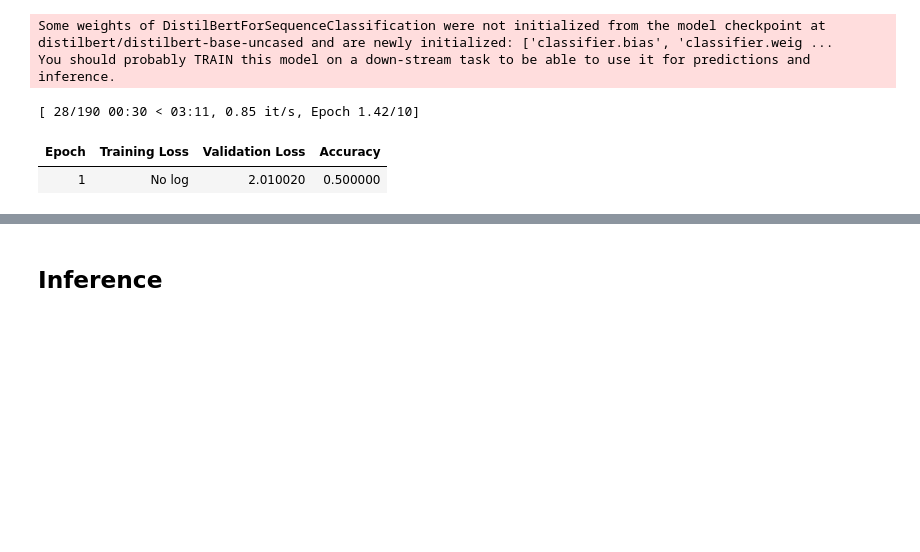
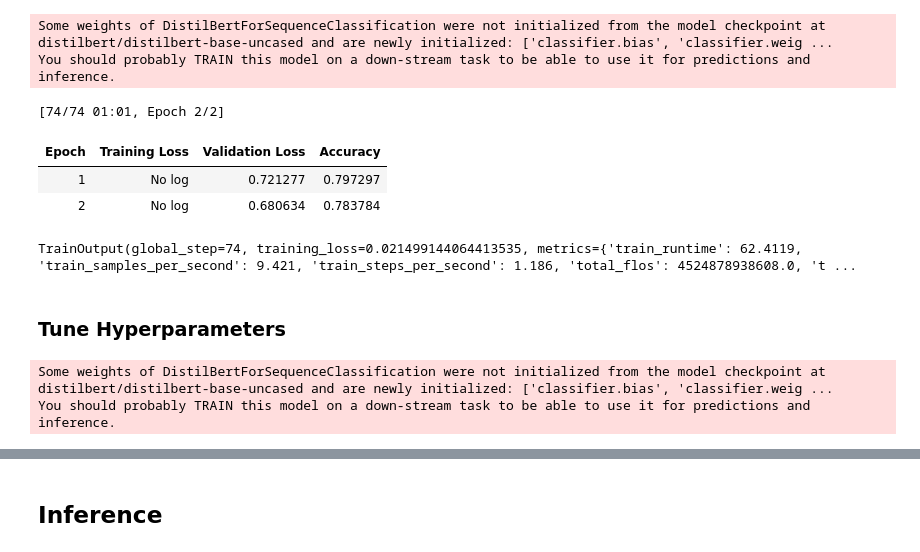
Before and after one commit to l-newbould/ArchetypeAI, a Jupyter notebook: ArchetypeAI.ipynb, the cells around one changed output, grey strips where cells are left out. Saved outputs shown, nothing was run; the diff lists cells and outputs as text; code cells hidden in the pictures; blank space fills up the shorter version.

Commit message:
hyperparam tuning

```diff
--- a/ArchetypeAI.ipynb
+++ b/ArchetypeAI.ipynb
@@ -144,29 +144,24 @@ You should probably TRAIN this model on a down-stream task to be able to use it
 # %%
 training_args = TrainingArguments(
     output_dir="archetype_ai_output",
-    learning_rate=2e-5,
-    per_device_train_batch_size=16,
-    per_device_eval_batch_size=16,
-    num_train_epochs=10,
-    weight_decay=0.01,
+    num_train_epochs=2,
     eval_strategy="epoch",
-    save_strategy="epoch",
-    load_best_model_at_end=True,
-    push_to_hub=False,
+    load_best_model_at_end=True
 )
 
 trainer = Trainer(
     model=model,
+    processing_class=tokenizer,
     args=training_args,
     train_dataset=tokenized_data["train"],
     eval_dataset=tokenized_data["test"],
-    processing_class=tokenizer,
-    data_collator=data_collator,
-    compute_metrics=compute_metrics,
+    compute_metrics=compute_metrics
 )
 
 trainer.train()
 # %% [output]
-[ 28/190 00:30 < 03:11, 0.85 it/s, Epoch 1.42/10]
+[74/74 01:01, Epoch 2/2]
 | Epoch | Training Loss | Validation Loss | Accuracy |
-| 1 | No log | 2.010020 | 0.500000 |
+| 1 | No log | 0.721277 | 0.797297 |
+| 2 | No log | 0.680634 | 0.783784 |
+TrainOutput(global_step=74, training_loss=0.021499144064413535, metrics={'train_runtime': 62.4119, 'train_samples_per_second': 9.421, 'train_steps_per_second': 1.186, 'total_flos': 4524878938608.0, 't ...
@@ -176,0 +168,2 @@ model.save_pretrained("archetype_ai")
+# %% [markdown]
+### Tune Hyperparameters
@@ -176,0 +203,12 @@ model.save_pretrained("archetype_ai")
+# %%
+tuning_trainer = Trainer(
+    model_init=model_init,
+    args=tuning_training_args,
+    train_dataset=tokenized_data["train"],
+    eval_dataset=tokenized_data["test"],
+    tokenizer=tokenizer,
+    compute_metrics=compute_metrics,
+)
+# %% [output]
+Some weights of DistilBertForSequenceClassification were not initialized from the model checkpoint at distilbert/distilbert-base-uncased and are newly initialized: ['classifier.bias', 'classifier.weig ...
+You should probably TRAIN this model on a down-stream task to be able to use it for predictions and inference.
```
Also changed, not shown: parts of 14 cells of this notebook.
